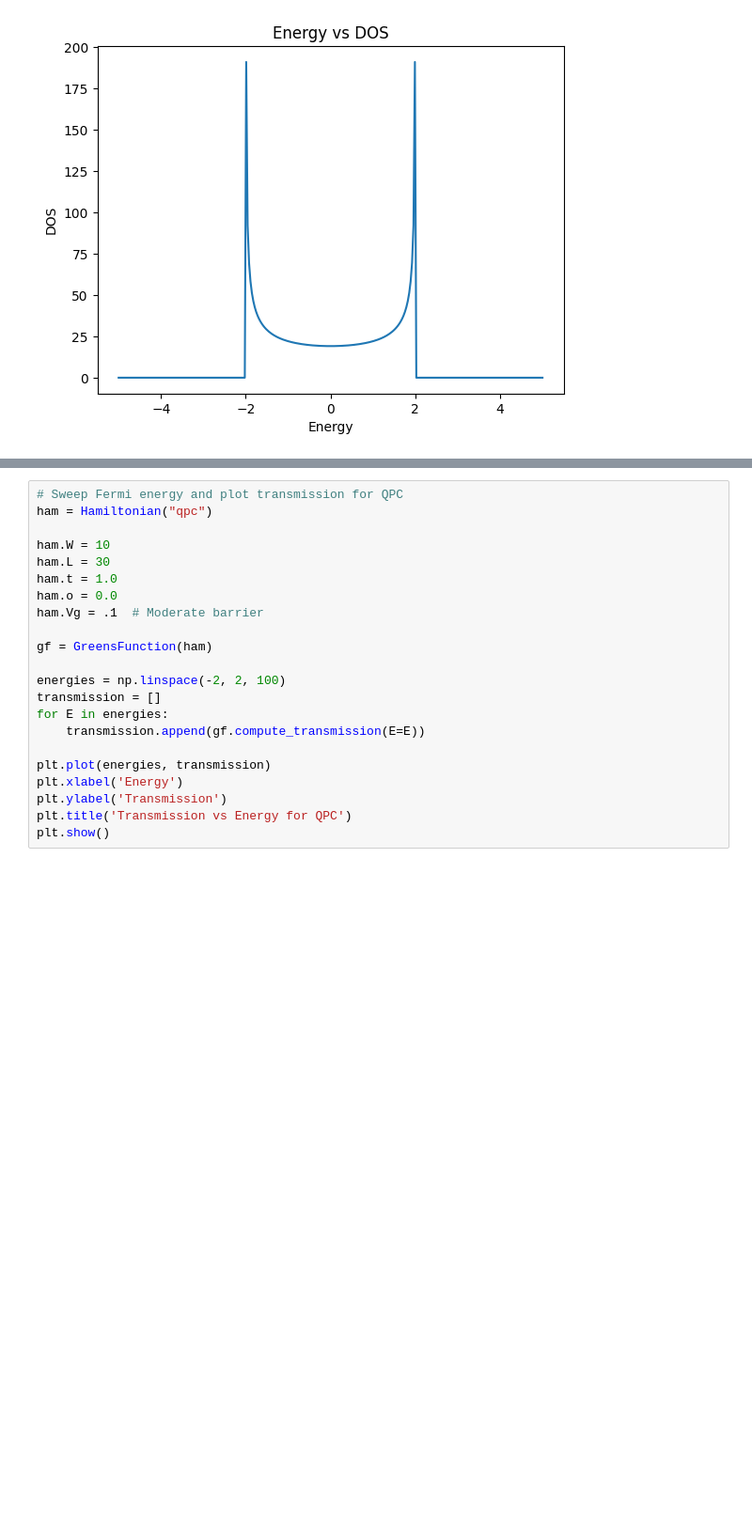
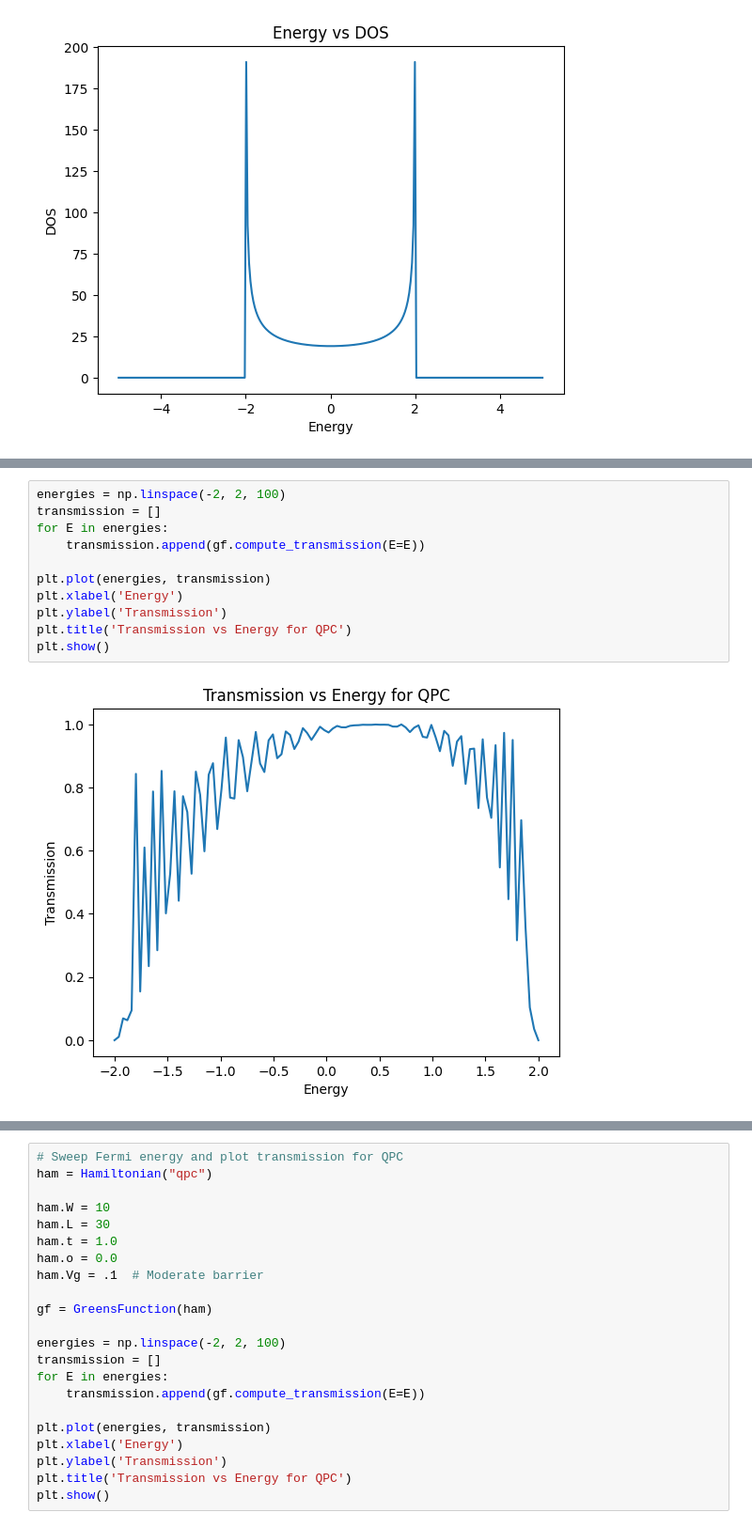
Before and after one commit to nandandiwan/transistorNEGF, a Jupyter notebook: src/test_systems/test.ipynb, the cells around one changed output, grey strips where cells are left out. Shown at 94% size. Drawn from its saved outputs; the diff is of its cells as text; blank space fills up the shorter version.

```diff
--- a/src/test_systems/test.ipynb
+++ b/src/test_systems/test.ipynb
@@ -32,3 +63,16 @@ plt.show()
+# %%
+energies = np.linspace(-2, 2, 100)
+transmission = []
+for E in energies:
+    transmission.append(gf.compute_transmission(E=E))
+
+plt.plot(energies, transmission)
+plt.xlabel('Energy')
+plt.ylabel('Transmission')
+plt.title('Transmission vs Energy for QPC')
+plt.show()
+# %% [output]
+[figure, added]
 # %%
 x = gf.compute_charge_density()
 x
```
Also changed, not shown: parts of 9 cells of this notebook, 6 other files.
